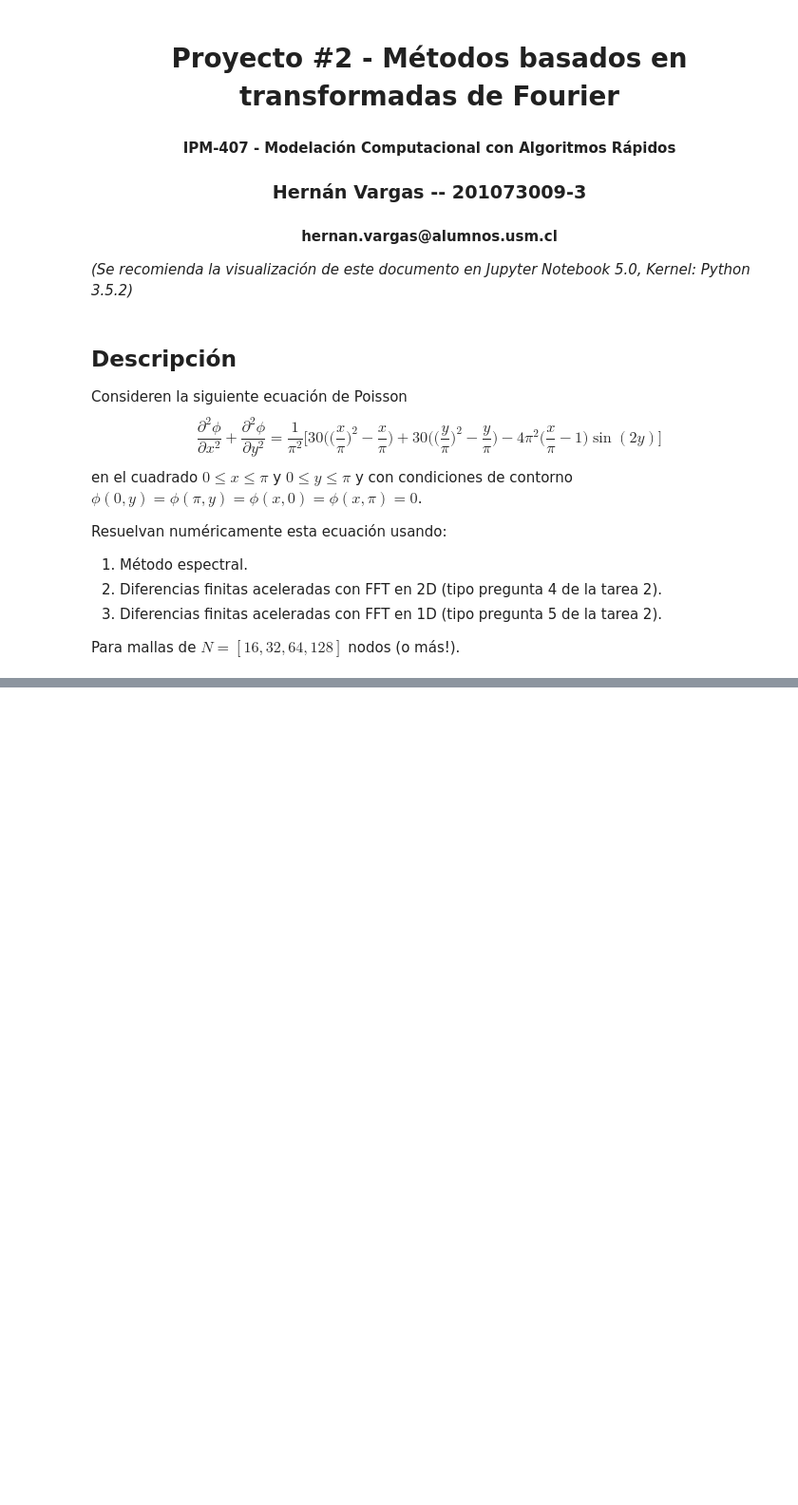
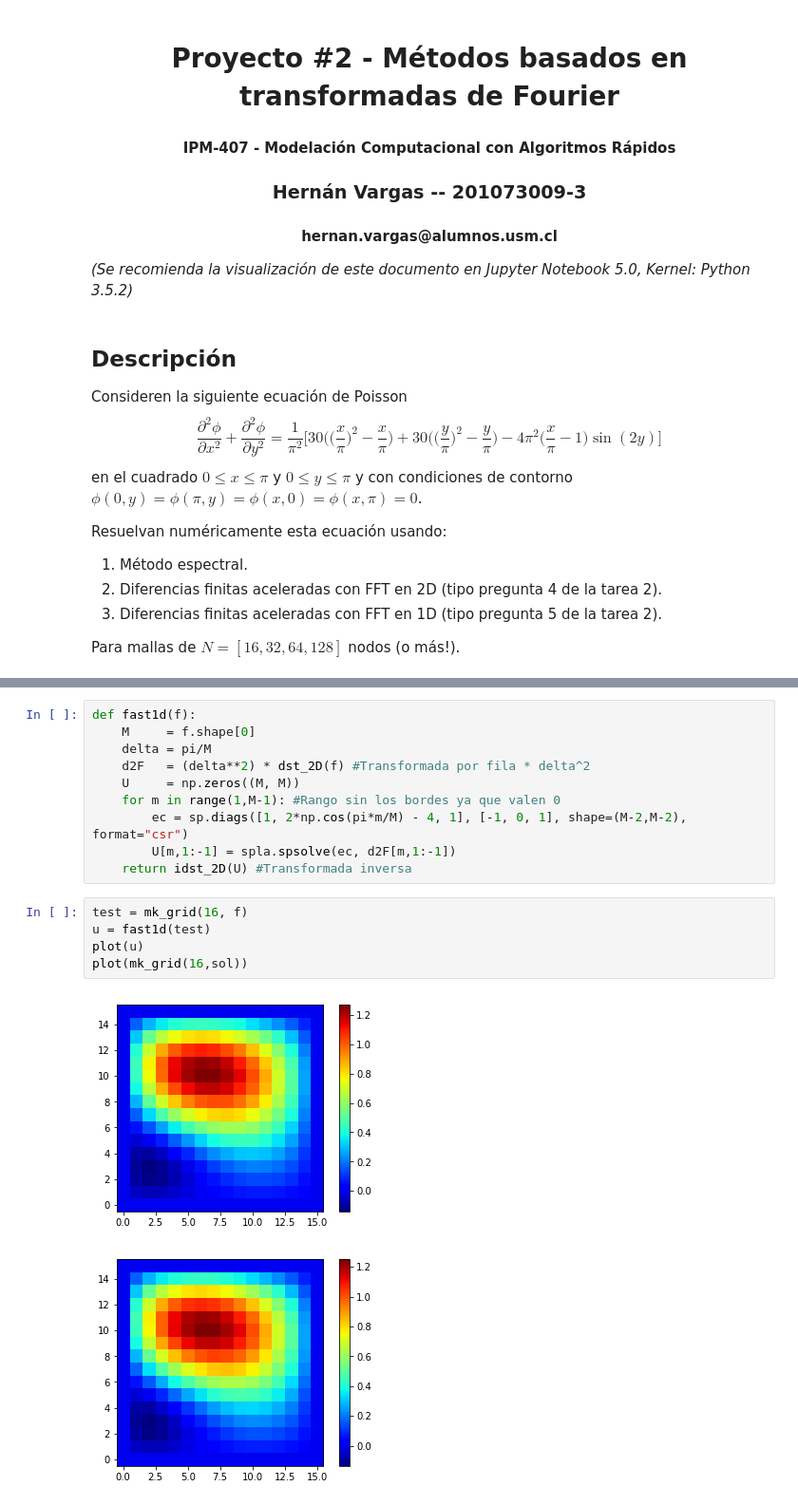
Before and after one commit to hvarg/IPM407, a Jupyter notebook: Proyecto 02.ipynb, the cells around one changed output, grey strips where cells are left out. Shown: that part at 95% size. Drawn from its saved outputs; the diff is of its cells as text; blank space fills up the shorter version.

```diff
--- a/Proyecto 02.ipynb
+++ b/Proyecto 02.ipynb
@@ -58,0 +272,18 @@ import matplotlib.pyplot as plt;
+# %%
+def fast1d(f):
+    M     = f.shape[0]
+    delta = pi/M
+    d2F   = (delta**2) * dst_2D(f) #Transformada por fila * delta^2
+    U     = np.zeros((M, M))
+    for m in range(1,M-1): #Rango sin los bordes ya que valen 0
+        ec = sp.diags([1, 2*np.cos(pi*m/M) - 4, 1], [-1, 0, 1], shape=(M-2,M-2), format="csr")
+        U[m,1:-1] = spla.spsolve(ec, d2F[m,1:-1])
+    return idst_2D(U) #Transformada inversa
+# %%
+test = mk_grid(16, f)
+u = fast1d(test)
+plot(u)
+plot(mk_grid(16,sol))
+# %% [output]
+[figure, added]
+[figure, added]
```
Also changed, not shown: parts of 37 cells of this notebook.
